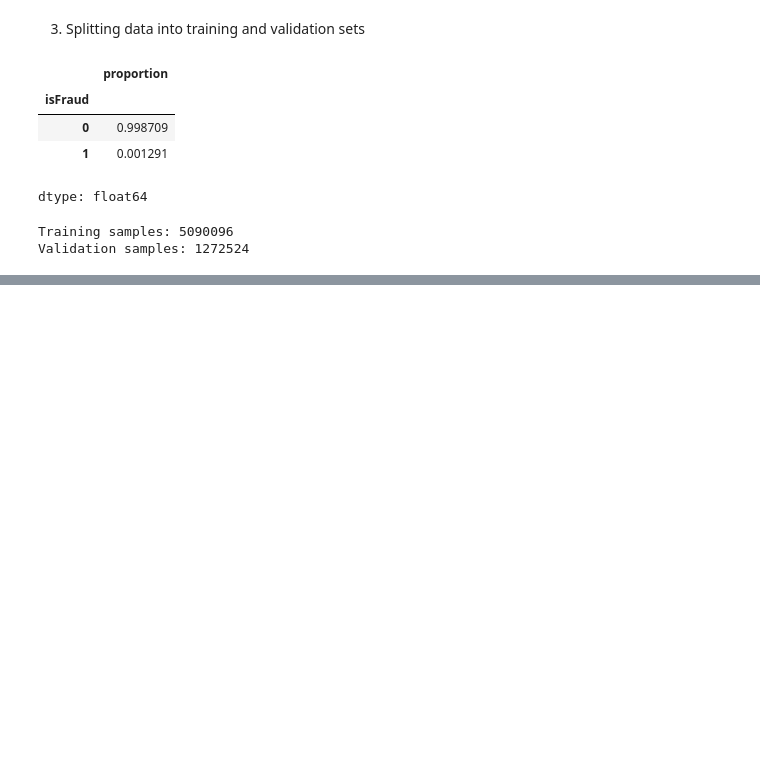
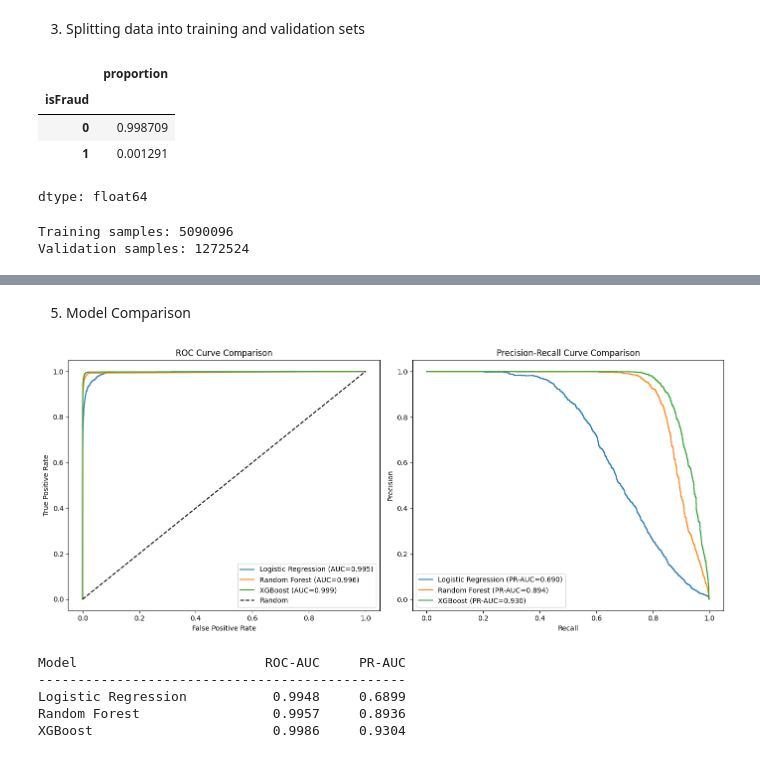
Before and after one commit to vesc0/transactions-analysis, a Jupyter notebook: financial_transactions_fraud_analysis.ipynb, the cells around one changed output, grey strips where cells are left out. Cells and saved outputs as stored; diff of their text form; code cells hidden in the pictures; blank space fills up the shorter version.

```diff
--- a/financial_transactions_fraud_analysis.ipynb
+++ b/financial_transactions_fraud_analysis.ipynb
@@ -158,6 +164,0 @@ X.head()
-# %%
-# One-hot encoding for 'type'
-X = pd.get_dummies(X, columns=['type'], prefix='type')
-
-# Check new columns
-X.head()
@@ -287,0 +215,12 @@ Logistic Regression attains relatively high recall recall for fraudulent transac
+# %%
+# Shared tuning setup
+from sklearn.model_selection import RandomizedSearchCV, StratifiedKFold
+from sklearn.metrics import classification_report, confusion_matrix
+
+cv = StratifiedKFold(n_splits=3, shuffle=True, random_state=42)
+
+# Subsample training data for faster tuning (5% ≈ 250K rows — sufficient for tuning)
+X_tune, _, y_tune, _ = train_test_split(
+    X_train, y_train, train_size=0.05, random_state=42, stratify=y_train
+)
+print(f"Tuning on {X_tune.shape[0]:,} samples with {y_tune.sum():,} fraud cases")
@@ -381 +384,62 @@ XGBoost provides a strong compromise, achieving high recall (≈0.93) while main
+# %% [markdown]
+5. Model Comparison
+# %%
+# Model comparison: ROC-AUC and PR-AUC (using best tuned estimators)
+from sklearn.metrics import roc_auc_score, roc_curve, average_precision_score, precision_recall_curve
+
+# Predict probabilities with tuned models
+y_prob_log = log_best.predict_proba(X_valid)[:, 1]
+y_prob_rf  = rf_best.predict_proba(X_valid)[:, 1]
+y_prob_xgb = xgb_best.predict_proba(X_valid)[:, 1]
+
+# Scores
+auc_log, pr_auc_log = roc_auc_score(y_valid, y_prob_log), average_precision_score(y_valid, y_prob_log)
+auc_rf, pr_auc_rf   = roc_auc_score(y_valid, y_prob_rf),  average_precision_score(y_valid, y_prob_rf)
+auc_xgb, pr_auc_xgb = roc_auc_score(y_valid, y_prob_xgb), average_precision_score(y_valid, y_prob_xgb)
+
+# Curves
+fpr_log, tpr_log, _ = roc_curve(y_valid, y_prob_log)
+fpr_rf, tpr_rf, _   = roc_curve(y_valid, y_prob_rf)
+fpr_xgb, tpr_xgb, _ = roc_curve(y_valid, y_prob_xgb)
+
+prec_log, rec_log, _ = precision_recall_curve(y_valid, y_prob_log)
+prec_rf, rec_rf, _   = precision_recall_curve(y_valid, y_prob_rf)
+prec_xgb, rec_xgb, _ = precision_recall_curve(y_valid, y_prob_xgb)
+
+# Plot
+fig, (ax1, ax2) = plt.subplots(1, 2, figsize=(14, 6))
+
+ax1.plot(fpr_log, tpr_log, label=f'Logistic Regression (AUC={auc_log:.3f})')
+ax1.plot(fpr_rf, tpr_rf, label=f'Random Forest (AUC={auc_rf:.3f})')
+ax1.plot(fpr_xgb, tpr_xgb, label=f'XGBoost (AUC={auc_xgb:.3f})')
+ax1.plot([0,1], [0,1], 'k--', label='Random')
+ax1.set_xlabel('False Positive Rate')
+ax1.set_ylabel('True Positive Rate')
+ax1.set_title('ROC Curve Comparison')
+ax1.legend()
+
+ax2.plot(rec_log, prec_log, label=f'Logistic Regression (PR-AUC={pr_auc_log:.3f})')
+ax2.plot(rec_rf, prec_rf, label=f'Random Forest (PR-AUC={pr_auc_rf:.3f})')
+ax2.plot(rec_xgb, prec_xgb, label=f'XGBoost (PR-AUC={pr_auc_xgb:.3f})')
+ax2.set_xlabel('Recall')
+ax2.set_ylabel('Precision')
+ax2.set_title('Precision-Recall Curve Comparison')
+ax2.legend()
+
+plt.tight_layout()
+plt.show()
+
+# Summary table
+print(f"\n{'Model':<25} {'ROC-AUC':>10} {'PR-AUC':>10}")
+print("-" * 47)
+print(f"{'Logistic Regression':<25} {auc_log:>10.4f} {pr_auc_log:>10.4f}")
+print(f"{'Random Forest':<25} {auc_rf:>10.4f} {pr_auc_rf:>10.4f}")
+print(f"{'XGBoost':<25} {auc_xgb:>10.4f} {pr_auc_xgb:>10.4f}")
+# %% [output]
+[figure, added]
+Model                        ROC-AUC     PR-AUC
+-----------------------------------------------
+Logistic Regression           0.9948     0.6899
+Random Forest                 0.9957     0.8936
+XGBoost                       0.9986     0.9304
 # %% [markdown]
```
Also changed, not shown: parts of 30 cells of this notebook.
